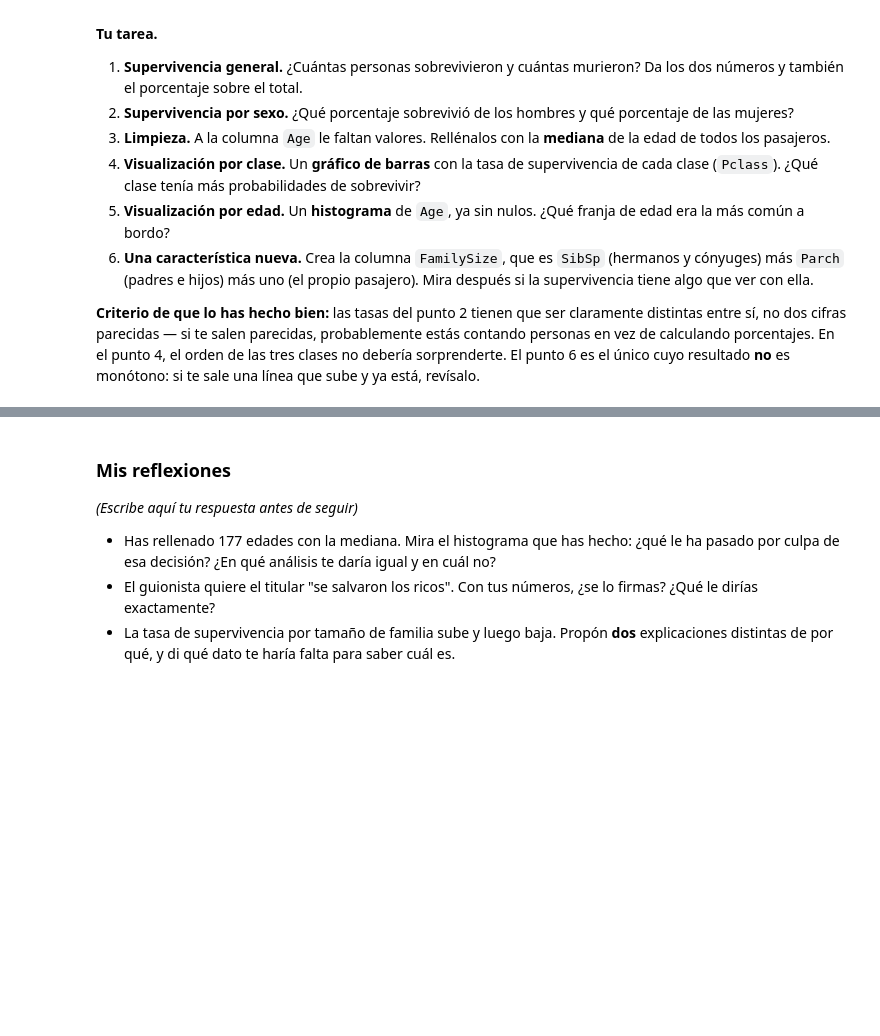
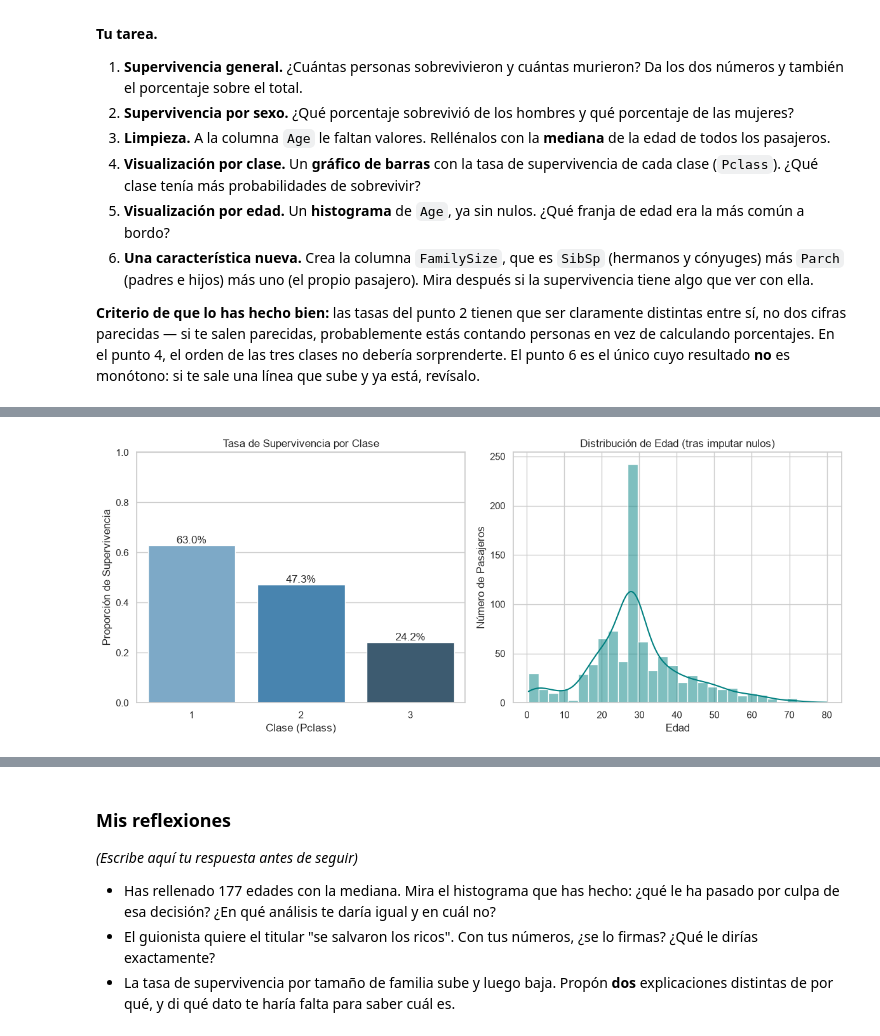
Before and after one commit to alejandrogghh05-web/Data-Science-Prj, a Jupyter notebook: Act2/Judit/S02_Python_analisis_datos.ipynb, the cells around one changed output, grey strips where cells are left out. Saved outputs shown, nothing was run; the diff lists cells and outputs as text; code cells hidden in the pictures; blank space fills up the shorter version.

```diff
--- a/Act2/Judit/S02_Python_analisis_datos.ipynb
+++ b/Act2/Judit/S02_Python_analisis_datos.ipynb
@@ -458,3 +500,93 @@ te sale una línea que sube y ya está, revísalo.
 # TODO: completa esta celda
 # Para las tasas no cuentes: la media de una columna de 0 y 1 ya es la proporción.
 # Calcula la mediana de `Age` antes de rellenar, no después, o estarás usando un número contaminado.
+import pandas as pd
+import numpy as np
+import seaborn as sns
+import matplotlib.pyplot as plt
+
+# Asumiendo que df está cargado previamente desde la URL pública
+URL = 'https://raw.githubusercontent.com/datasciencedojo/datasets/master/titanic.csv'
+df = pd.read_csv(URL)
+
+sns.set_theme(style="whitegrid")
+
+# ==============================================================================
+# 1. Supervivencia general
+# ==============================================================================
+conteo_survived = df['Survived'].value_counts()
+supervivientes = conteo_survived.get(1, 0)
+fallecidos = conteo_survived.get(0, 0)
+tasa_supervivencia_total = df['Survived'].mean() * 100
+
+print("--- 1. Supervivencia General ---")
+print(f"Supervivientes: {supervivientes}")
+print(f"Fallecidos:     {fallecidos}")
+print(f"Porcentaje de supervivencia: {tasa_supervivencia_total:.1f}%\n")
+
+# ==============================================================================
+# 2. Supervivencia por sexo
+# ==============================================================================
+supervivencia_sexo = df.groupby('Sex')['Survived'].mean() * 100
+
+print("--- 2. Supervivencia por Sexo ---")
+print(f"Porcentaje de mujeres sobrevivientes: {supervivencia_sexo['female']:.1f}%")
+print(f"Porcentaje de hombres sobrevivientes: {supervivencia_sexo['male']:.1f}%\n")
+
+# ==============================================================================
+# 3. Limpieza: Imputación de nulos en Age
+# ==============================================================================
+mediana_edad = df['Age'].median()
+df['Age'] = df['Age'].fillna(mediana_edad)
+
+print("--- 3. Limpieza de Edad ---")
+print(f"Mediana utilizada para rellenar nulos: {mediana_edad:.1f} años")
+print(f"Nulos restantes en Age: {df['Age'].isnull().sum()}\n")
+
+# ==============================================================================
+# 4 y 5. Visualizaciones (Clase y Edad)
+# ==============================================================================
+fig, axes = plt.subplots(1, 2, figsize=(12, 5))
+
+# Gráfico 4: Tasa de supervivencia por clase
+sns.barplot(data=df, x='Pclass', y='Survived', ci=None, ax=axes[0], palette='Blues_d')
+axes[0].set_title('Tasa de Supervivencia por Clase')
+axes[0].set_xlabel('Clase (Pclass)')
+axes[0].set_ylabel('Proporción de Supervivencia')
+axes[0].set_ylim(0, 1)
+
+# Añadir los porcentajes encima de las barras
+for p in axes[0].patches:
+    axes[0].annotate(f"{p.get_height()*100:.1f}%",
+                    (p.get_x() + p.get_width() / 2., p.get_height()),
+                    ha='center', va='center', xytext=(0, 5), textcoords='offset points')
+
+# Gráfico 5: Histograma de Age (sin nulos)
+sns.histplot(data=df, x='Age', bins=30, kde=True, ax=axes[1], color='teal')
+axes[1].set_title('Distribución de Edad (tras imputar nulos)')
+axes[1].set_xlabel('Edad')
+axes[1].set_ylabel('Número de Pasajeros')
+
+plt.tight_layout()
+plt.show()
+
+# ==============================================================================
+# 6. Característica nueva: FamilySize y supervivencia
+# ==============================================================================
+df['FamilySize'] = df['SibSp'] + df['Parch'] + 1
+
+supervivencia_familia = df.groupby('FamilySize')['Survived'].agg(['count', 'mean']).reset_index()
+supervivencia_familia['mean'] = supervivencia_familia['mean'] * 100
+supervivencia_familia.columns = ['FamilySize', 'Pasajeros', 'Tasa_Supervivencia_%']
+
+print("--- 6. Supervivencia según el Tamaño de la Familia ---")
+print(supervivencia_familia.to_string(index=False))
+
+# Gráfico complementario para ver el patrón no monótono de FamilySize
+plt.figure(figsize=(8, 4))
+sns.barplot(data=df, x='FamilySize', y='Survived', ci=None, palette='viridis')
+plt.title('Tasa de Supervivencia según el Tamaño de la Familia')
+plt.xlabel('Tamaño de la Familia (FamilySize)')
+plt.ylabel('Tasa de Supervivencia')
+plt.show()
+# %% [output]
@@ -460,0 +612 @@ te sale una línea que sube y ya está, revísalo.
+[figure, added]
```
Also changed, not shown: parts of 3 cells of this notebook.
